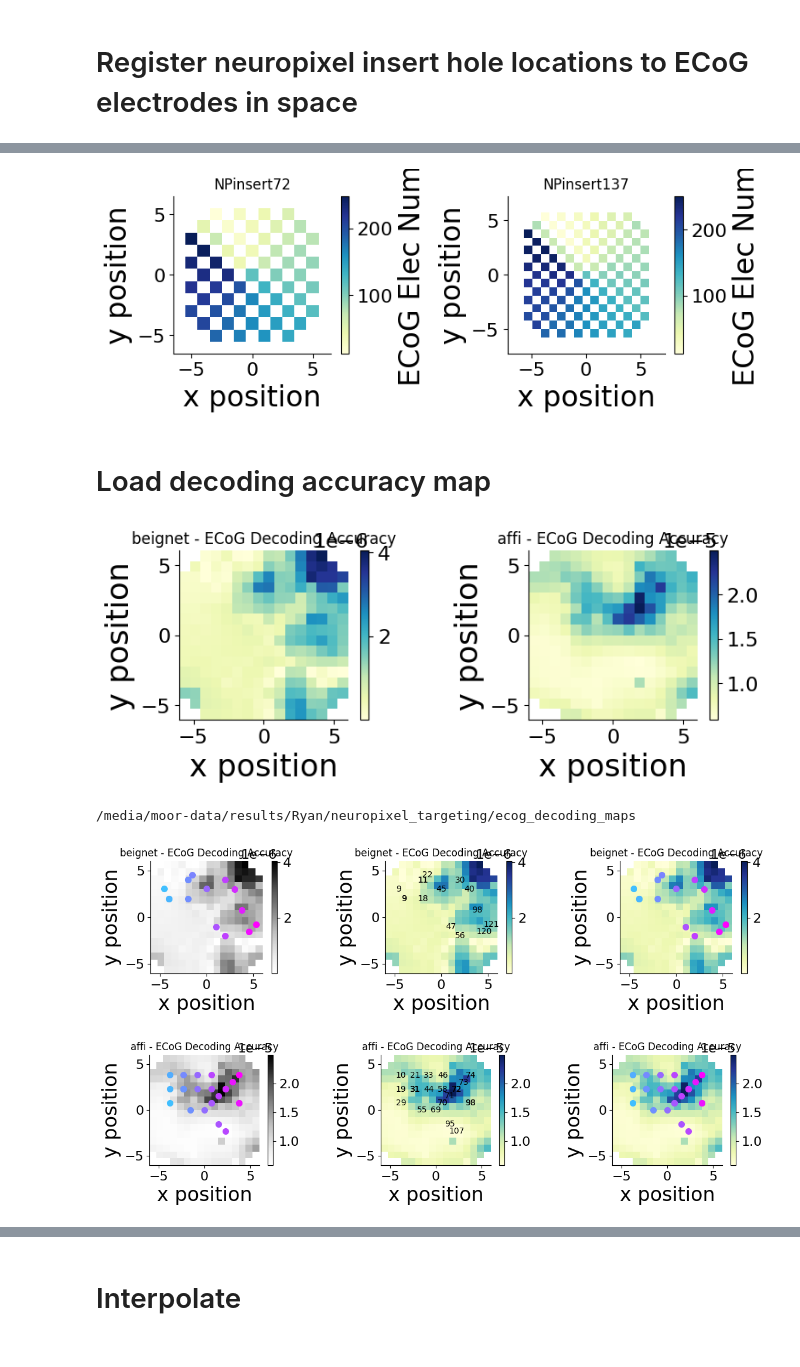
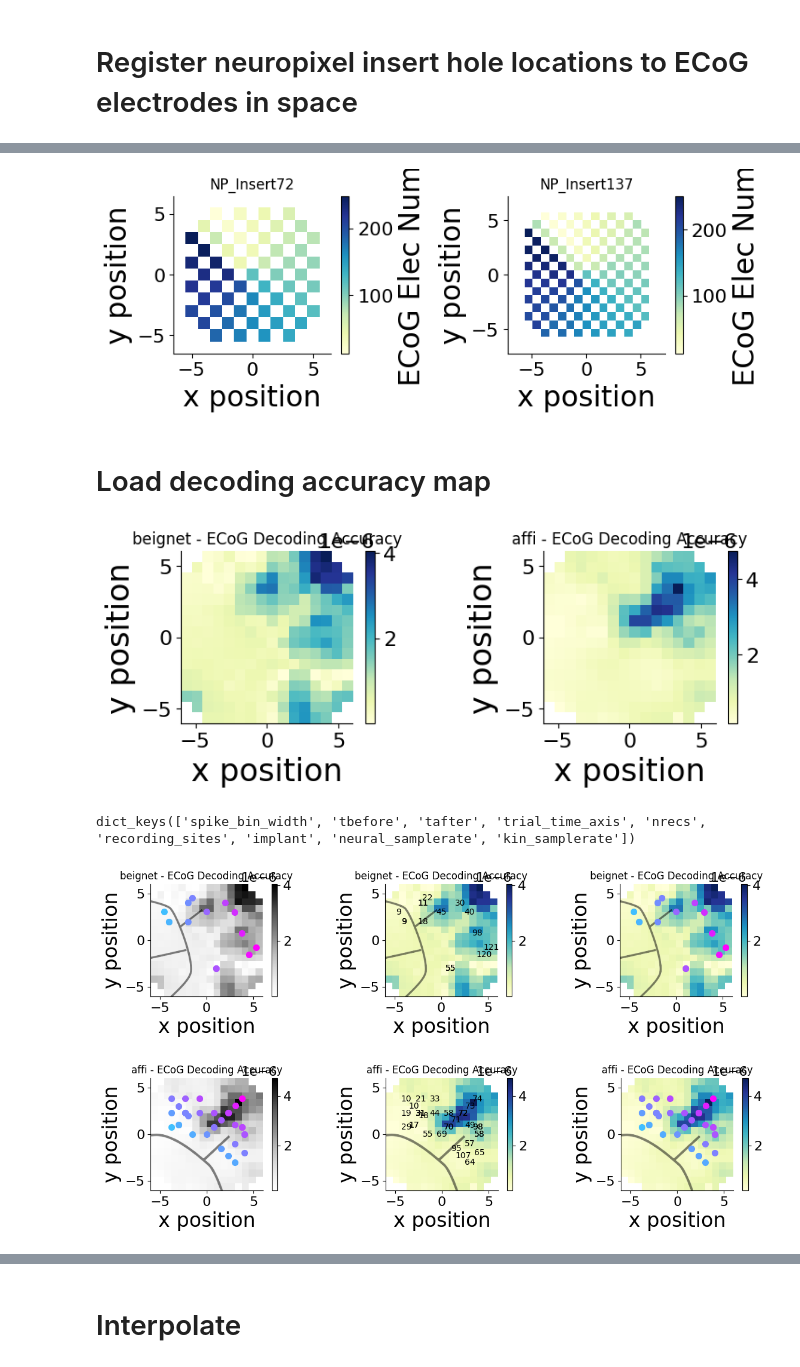
Before and after one commit to rcanfield2/ecog_np_targeting, a Jupyter notebook: np_ecog_map_registration.ipynb, the cells around one changed output, grey strips where cells are left out. Drawn from its saved outputs; the diff is of its cells as text; code cells hidden in the pictures.

```diff
--- a/np_ecog_map_registration.ipynb
+++ b/np_ecog_map_registration.ipynb
@@ -25,7 +25,7 @@ import math
 from scipy.fft import fft
 # %%
 subjects= ['beignet', 'affi']
-np_inserts = ['NPinsert72', 'NPinsert137']
+np_inserts = ['NP_Insert72', 'NP_Insert137']
 ninserts = len(np_inserts)
 np_ecog_mapping_path = [[f"/home/aolab/gdrive/Lab equipment/electrophysiology/Neuropixels/channel_mapping/{insert}_ecog_mapping_{subject}.xlsx" for insert in np_inserts] for subject in subjects]
 ecog_signal_path = "/home/aolab/gdrive/Lab equipment/electrophysiology/210910_ecog_signal_path.xlsx"
@@ -144,7 +144,7 @@ for iinsert, insert in enumerate(np_inserts):
 fig.tight_layout()
 plt.show()
 # %% [output]
-[figure, old version]
+[figure, new version]
 # %% [markdown]
 # Load decoding accuracy map
 # %%
@@ -200,8 +200,4 @@ fig.tight_layout()
 if save_figs:
     aopy.visualization.base.savefig(save_dir, 'ecog_decoding_accuracy_maps.svg')
 # %% [output]
-[figure, old version]
+[figure, new version]
-# %%
-print(save_dir)
-# %% [output]
-/media/moor-data/results/Ryan/neuropixel_targeting/ecog_decoding_maps
@@ -220,25 +213,30 @@ site_insert_name = {}
 for subject in subjects:
     if subject == 'beignet':
         _, _, preproc_metadata = aopy.data.base.pkl_read(f"{subject}_np_preprocessed", os.path.join(base_save_dir, np_preproc_data_folder))
-        # site_numbers[subject] = np.array([ 11,  30,  56,   9,  47,  40,  18,  11,   9, 121,  22,   9, 120, 98, 45]) - 1
+        print(preproc_metadata.keys())
         site_numbers[subject] = preproc_metadata['recording_sites'] -1
-        site_insert_name[subject] = ['NPinsert72', 'NPinsert72', 'NPinsert72', 'NPinsert72', 'NPinsert72', 'NPinsert72', 'NPinsert72', 'NPinsert72', 'NPinsert72',
-                         'NPinsert137', 'NPinsert137', 'NPinsert137', 'NPinsert137', 'NPinsert137', 'NPinsert137', 'NPinsert137']
+        site_insert_name[subject] = ['NP_Insert72', 'NP_Insert72', 'NP_Insert72', 'NP_Insert72', 'NP_Insert72', 'NP_Insert72', 'NP_Insert72', 'NP_Insert72', 'NP_Insert72',
+                         'NP_Insert137', 'NP_Insert137', 'NP_Insert137', 'NP_Insert137', 'NP_Insert137', 'NP_Insert137', 'NP_Insert137']
     elif subject2plot == 'affi':
         _, _,  preproc_metadata = aopy.data.base.pkl_read(f"{subject}_np_preprocessed", os.path.join(base_save_dir, np_preproc_data_folder))
         # site_numbers[subject] = np.array([ 19,  73,  29,  55,  58,  33, 33,  98,  10, 74,  72, 107]) - 1
         site_numbers[subject] = preproc_metadata['recording_sites'] -1
-        site_insert_name[subject] = ['NPinsert137', 'NPinsert137', 'NPinsert137', 'NPinsert137', 'NPinsert137', 'NPinsert137', 'NPinsert137',
-                           'NPinsert137', 'NPinsert137', 'NPinsert137', 'NPinsert137', 'NPinsert137', 'NPinsert137', 'NPinsert137', 'NPinsert137', 'NPinsert137',
-                                    'NPinsert137', 'NPinsert137', 'NPinsert137', 'NPinsert137', 'NPinsert137','NPinsert137', 'NPinsert137', 'NPinsert137', 'NPinsert137', 'NPinsert137']
+        # site_insert_name[subject] = ['NPinsert137', 'NPinsert137', 'NPinsert137', 'NPinsert137', 'NPinsert137', 'NPinsert137', 'NPinsert137',
+        #                    'NPinsert137', 'NPinsert137', 'NPinsert137', 'NPinsert137', 'NPinsert137', 'NPinsert137', 'NPinsert137', 'NPinsert137', 'NPinsert137',
+        #                             'NPinsert137', 'NPinsert137', 'NPinsert137', 'NPinsert137', 'NPinsert137','NPinsert137', 'NPinsert137', 'NPinsert137', 'NPinsert137', 'NPinsert137']
+        site_insert_name[subject] = preproc_metadata['implant']
+        # site_insert_name['affi'] = [insert[:2]+'i'+insert[4:] for insert in site_insert_name['affi']]
 # day_colors = ['dodgerblue', 'indigo', 'violet', 'lightblue', 'mediumorchid',
 #               'purple', 'steelblue', 'dodgerblue', 'lightblue', 'red', 'black', 'green', 'purple', 'cyan', 'gray', 'yellow']
 # day_colors =
+# %% [output]
+dict_keys(['spike_bin_width', 'tbefore', 'tafter', 'trial_time_axis', 'nrecs', 'recording_sites', 'implant', 'neural_samplerate', 'kin_samplerate'])
 # %%
 for subject in subjects:
+    dec_map_results[subject]['rec_sites'] = site_numbers[subject]
     dec_map_results[subject]['rec_locations'] = np.array([[np_ecog_mapping[subject][site_insert_name[subject][isite]][f"{site_insert_name[subject][isite]}_x"][site], np_ecog_mapping[subject][site_insert_name[subject][isite]][f"{site_insert_name[subject][isite]}_y"][site]] for isite, site in enumerate(site_numbers[subject])])
     if subject == 'affi':
-        dec_map_results[subject]['rc_axis_angle'] = np.deg2rad(15) # rotates 'x-axis' by this much
+        dec_map_results[subject]['rc_axis_angle'] = np.deg2rad(55) # rotates 'x-axis' by this much
         dec_map_results[subject]['rc_axis'] = dec_map_results[subject]['rec_locations'] @ np.array([[np.cos(dec_map_results[subject]['rc_axis_angle']), -np.sin(dec_map_results[subject]['rc_axis_angle'])],[np.sin(dec_map_results[subject]['rc_axis_angle']), np.cos(dec_map_results[subject]['rc_axis_angle'])]])
 
     elif subject == 'beignet':
@@ -260,34 +258,42 @@ site_label_color= 'r'
 for subject in subjects:
     fig, ax = plt.subplots(1,3,figsize=(12,3))
     dec_map_results[subject]['data_map_ecogch'], dec_map_results[subject]['data_map_ecogch_xy'] = aopy.visualization.calc_data_map(dec_map_results[subject]['ecog_decoding_accuracy'], dec_map_results[subject]['ecog_dec_acc_elec_pos'][:,0], dec_map_results[subject]['ecog_dec_acc_elec_pos'][:,1], (len(np.unique(dec_map_results[subject]['ecog_dec_acc_elec_pos'][:,0])), len(np.unique(dec_map_results[subject]['ecog_dec_acc_elec_pos'][:,1]))), interp_method='linear')
     im = aopy.visualization.plot_spatial_map(dec_map_results[subject]['data_map_ecogch'], dec_map_results[subject]['data_map_ecogch_xy'][0], dec_map_results[subject]['data_map_ecogch_xy'][1], cmap='Greys', ax=ax[0], nan_color='white')
     cb = plt.colorbar(im)
-    # ax[0].set_aspect('equal')
 
     # Label relevant dots
     [ax[0].plot(np_ecog_mapping[subject][site_insert_name[subject][isite]][f"{site_insert_name[subject][isite]}_x"][site], np_ecog_mapping[subject][site_insert_name[subject][isite]][f"{site_insert_name[subject][isite]}_y"][site], '.', color=dec_map_results[subject]['day_colors'][isite], markersize=14) for isite, site in enumerate(site_numbers[subject])]
     ax[0].set(title=f"{subject} - ECoG Decoding Accuracy")
+
     ax[0].set(xlim=(-6,6), ylim=(-6,6))
 
     im = aopy.visualization.plot_spatial_map(dec_map_results[subject]['data_map_ecogch'], dec_map_results[subject]['data_map_ecogch_xy'][0], dec_map_results[subject]['data_map_ecogch_xy'][1], cmap='YlGnBu', ax=ax[1], nan_color='white')
     cb = plt.colorbar(im)
 
     # Label relevant dots
-    [ax[1].annotate(f"{site_numbers[subject][isite]+1}", (np_ecog_mapping[subject][site_insert_name[subject][isite]][f"{site_insert_name[subject][isite]}_x"][site], np_ecog_mapping[subject][site_insert_name[subject][isite]][f"{site_insert_name[subject][isite]}_y"][site]),ha='center', va='center', ) for isite, site in enumerate(site_numbers[subject])]
+    [ax[1].annotate(f"{int(site_numbers[subject][isite]+1)}", (np_ecog_mapping[subject][site_insert_name[subject][isite]][f"{site_insert_name[subject][isite]}_x"][site], np_ecog_mapping[subject][site_insert_name[subject][isite]][f"{site_insert_name[subject][isite]}_y"][site]),ha='center', va='center', ) for isite, site in enumerate(site_numbers[subject])]
     ax[1].set(title=f"{subject} - ECoG Decoding Accuracy")
     ax[1].set(xlim=(-6,6), ylim=(-6,6))
 
     # Label relevant dots
     [ax[2].plot(np_ecog_mapping[subject][site_insert_name[subject][isite]][f"{site_insert_name[subject][isite]}_x"][site], np_ecog_mapping[subject][site_insert_name[subject][isite]][f"{site_insert_name[subject][isite]}_y"][site], '.', color=dec_map_results[subject]['day_colors'][isite], markersize=14) for isite, site in enumerate(site_numbers[subject])]
     ax[2].set(title=f"{subject} - ECoG Decoding Accuracy")
     ax[2].set(xlim=(-6,6), ylim=(-6,6))
 
     im = aopy.visualization.plot_spatial_map(dec_map_results[subject]['data_map_ecogch'], dec_map_results[subject]['data_map_ecogch_xy'][0], dec_map_results[subject]['data_map_ecogch_xy'][1], cmap='YlGnBu', ax=ax[2], nan_color='white')
     cb = plt.colorbar(im)
 
+    # Plot sulci
+    if subject == 'affi':
+        sulci_theta = 45
+    else:
+        sulci_theta = 0
+
+    [aopy.visualization.base.overlay_sulci_on_spatial_map(subject, 'LM1', 'ECoG244', theta=sulci_theta, center=(0,0), ax=ax[iax]) for iax in range(len(ax))]
+
     fig.tight_layout()
     if save_figs:
         aopy.visualization.base.savefig(save_dir, f'{subject2plot}_ecog_decoding_accuracy_maps_site_label.svg')
 # %% [output]
-[figure, old version]
+[figure, new version]
-[figure, old version]
+[figure, new version]
```
Also changed, not shown: parts of 7 cells of this notebook, 4 other files.
